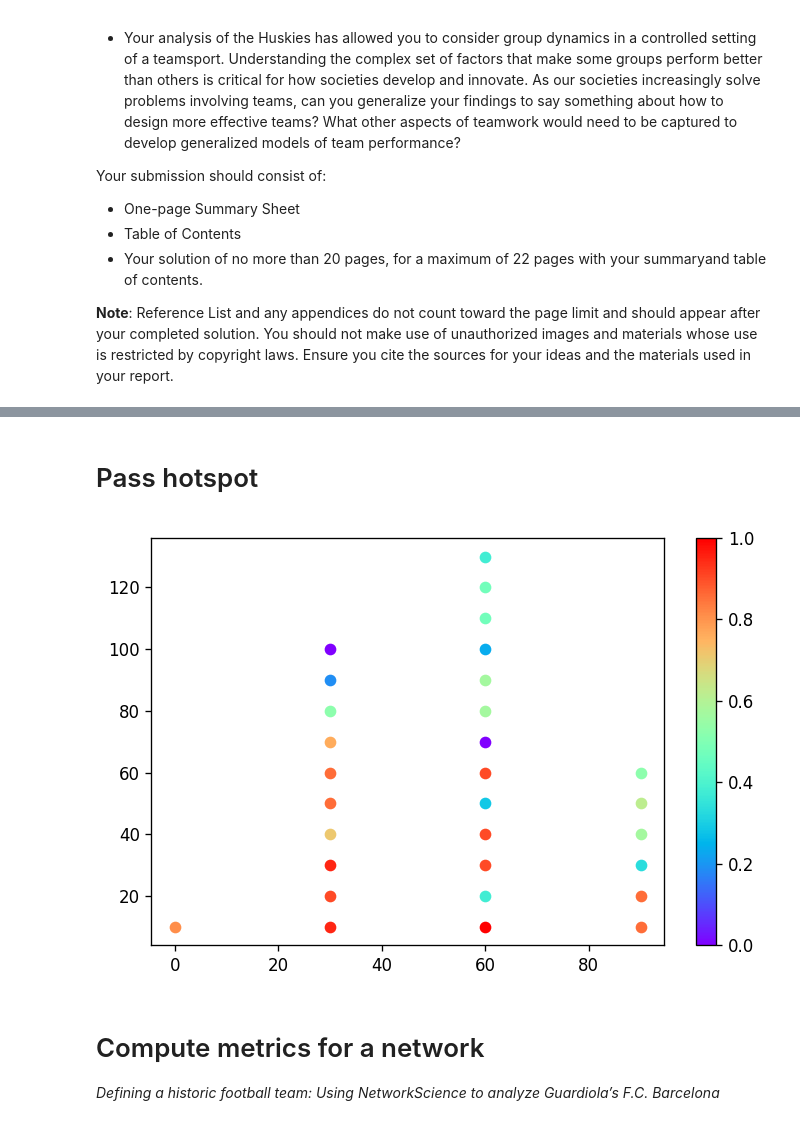
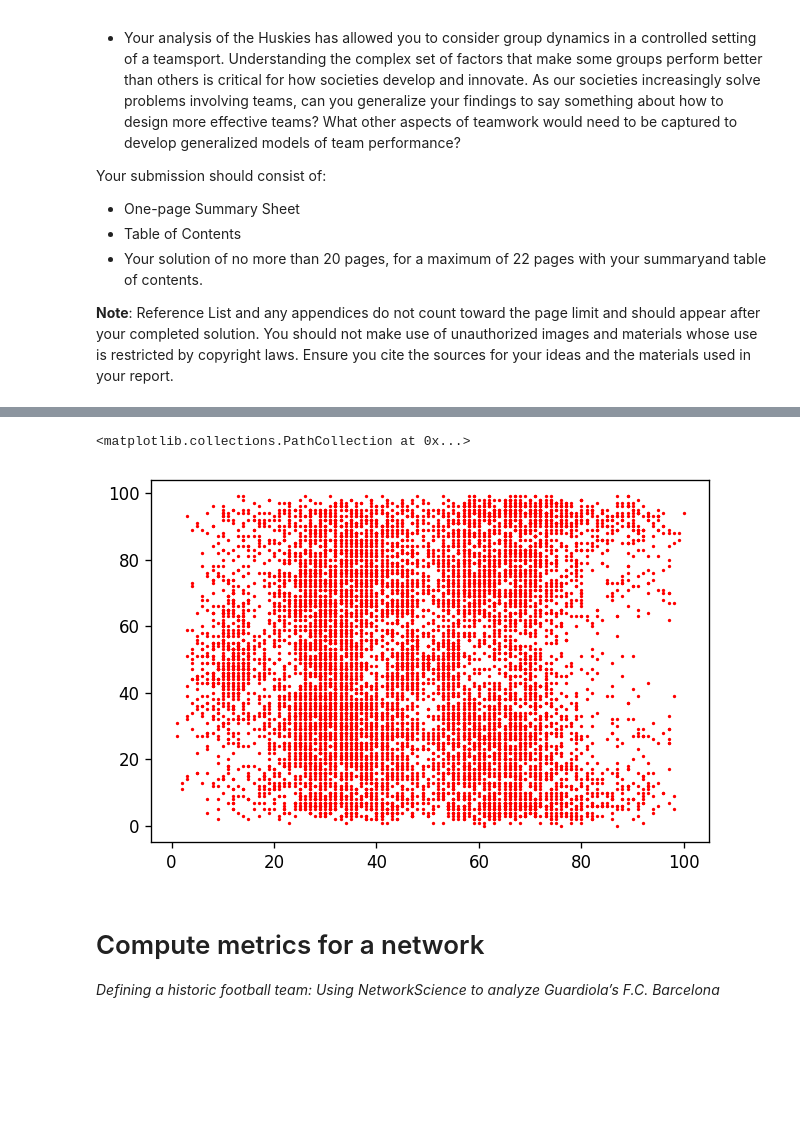
Before and after one commit to tjysdsg/MCM-2020-D, a Jupyter notebook: EDA.ipynb, the cells around one changed output, grey strips where cells are left out. Saved outputs shown, nothing was run; the diff lists cells and outputs as text; code cells hidden in the pictures; blank space fills up the shorter version.

```diff
--- a/EDA.ipynb
+++ b/EDA.ipynb
@@ -259,9 +95,10 @@ for i, row in huskies_passes.iterrows():
-# %% [markdown]
-# Pass hotspot
-# %%
-network.pass_hotspot()
-# %% [output]
-[figure, removed]
+# %%
+orig_xs = [r['EventOrigin_x'] for _, r in huskies.iterrows()]
+orig_ys = [r['EventOrigin_y'] for _, r in huskies.iterrows()]
+plt.scatter(orig_xs, orig_ys, color='r', s=1)
+# %% [output]
+<matplotlib.collections.PathCollection at 0x...>
+[figure, added]
 # %% [markdown]
 # Compute metrics for a network
 
```
Also changed, not shown: parts of 28 cells of this notebook.
